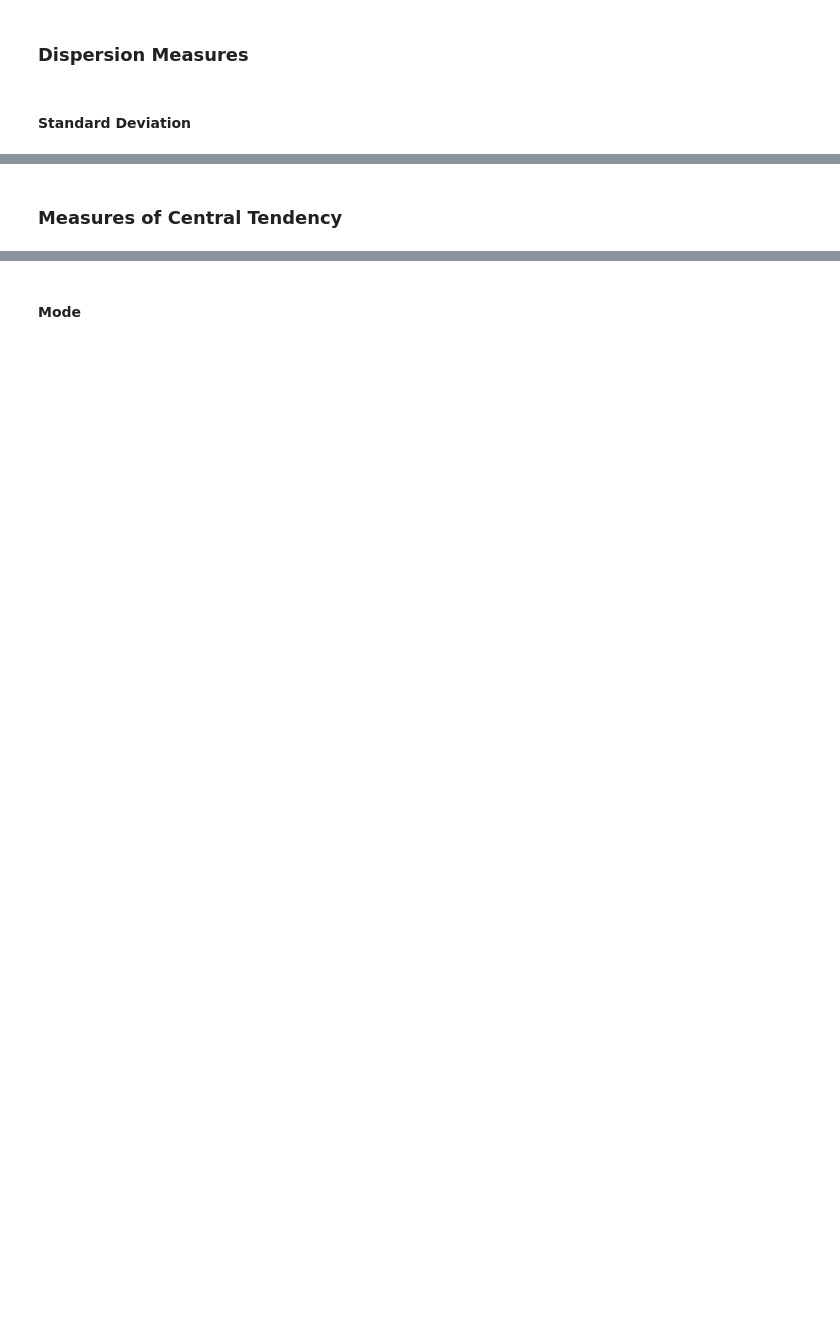
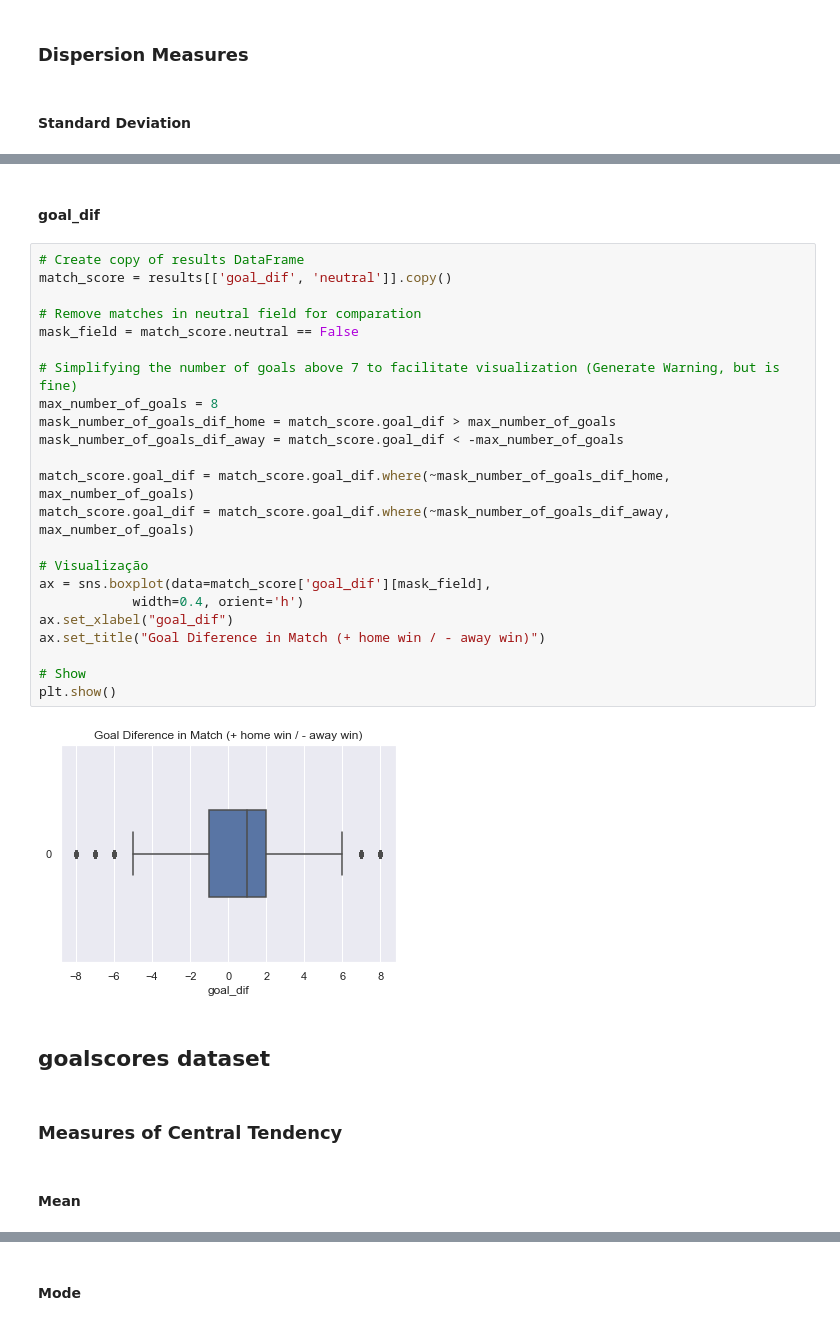
Before and after one commit to ryann-arruda/python-data-analysis, a Jupyter notebook: project_code.ipynb, the cells around one changed output, grey strips where cells are left out. Cells and saved outputs as stored; diff of their text form; blank space fills up the shorter version.

```diff
--- a/project_code.ipynb
+++ b/project_code.ipynb
@@ -90,2 +241,33 @@ shootouts
+# %% [markdown]
+#### **goal_dif**
+# %%
+# Create copy of results DataFrame
+match_score = results[['goal_dif', 'neutral']].copy()
+
+# Remove matches in neutral field for comparation
+mask_field = match_score.neutral == False
+
+# Simplifying the number of goals above 7 to facilitate visualization (Generate Warning, but is fine)
+max_number_of_goals = 8
+mask_number_of_goals_dif_home = match_score.goal_dif > max_number_of_goals
+mask_number_of_goals_dif_away = match_score.goal_dif < -max_number_of_goals
+
+match_score.goal_dif = match_score.goal_dif.where(~mask_number_of_goals_dif_home, max_number_of_goals)
+match_score.goal_dif = match_score.goal_dif.where(~mask_number_of_goals_dif_away, max_number_of_goals)
+
+# Visualização
+ax = sns.boxplot(data=match_score['goal_dif'][mask_field],
+            width=0.4, orient='h')
+ax.set_xlabel("goal_dif")
+ax.set_title("Goal Diference in Match (+ home win / - away win)")
+
+# Show
+plt.show()
+# %% [output]
+[figure, added]
+# %% [markdown]
+## **goalscores dataset**
 # %% [markdown]
 ### **Measures of Central Tendency**
+# %% [markdown]
+#### **Mean**
```
Also changed, not shown: parts of 94 cells of this notebook.
